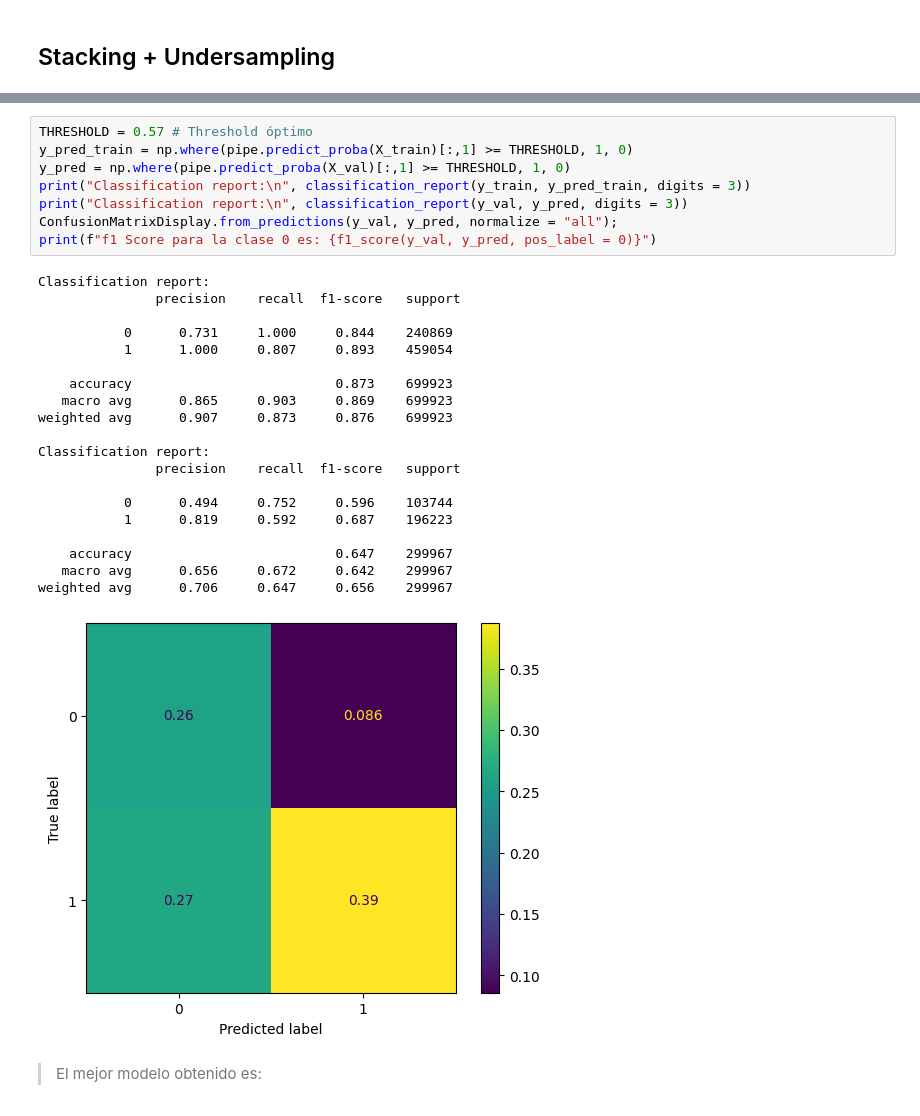
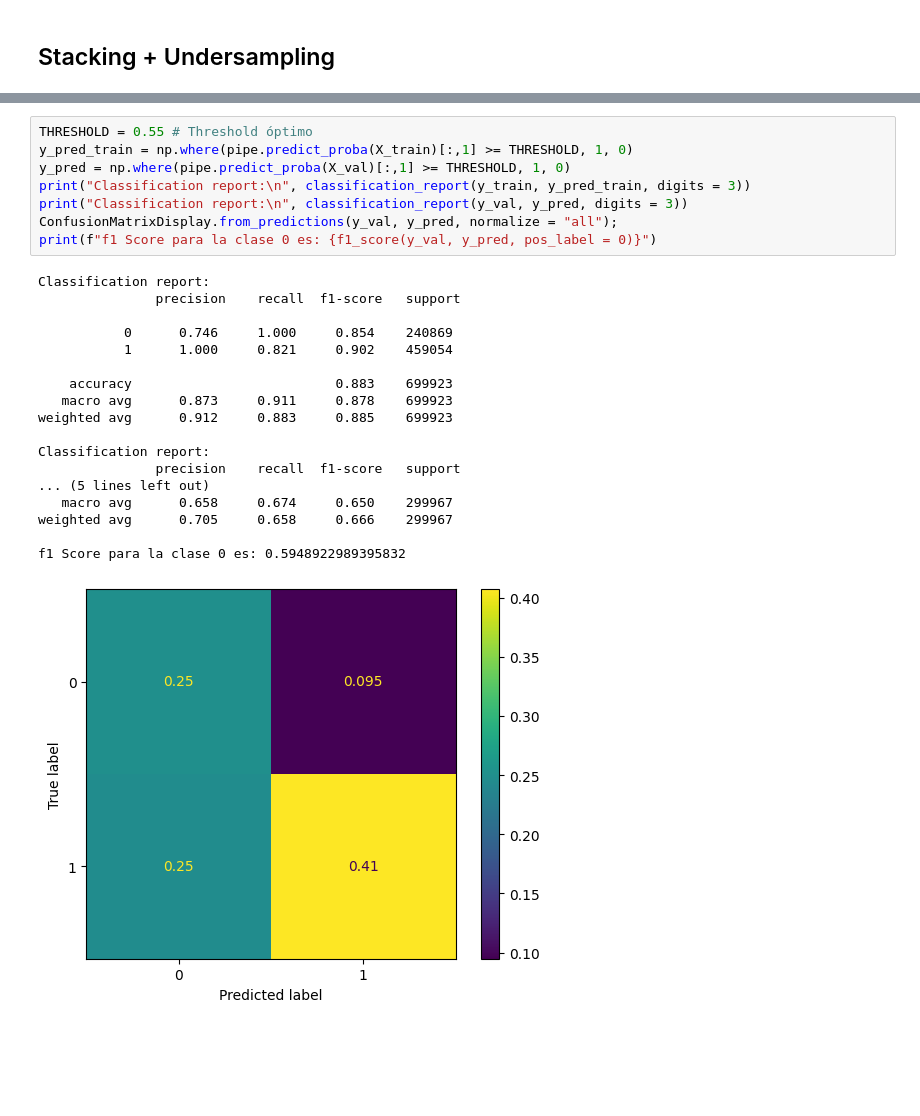
Before and after one commit to datacubeR/ML, a Jupyter notebook: Tarea_3/Tarea_3.ipynb, the cells around one changed output, grey strips where cells are left out. Cells and saved outputs as stored; diff of their text form; blank space fills up the shorter version.

```diff
--- a/Tarea_3/Tarea_3.ipynb
+++ b/Tarea_3/Tarea_3.ipynb
@@ -622,31 +644,27 @@ KeyboardInterrupt:
 # %%
-THRESHOLD = 0.57 # Threshold óptimo
+THRESHOLD = 0.55 # Threshold óptimo
 y_pred_train = np.where(pipe.predict_proba(X_train)[:,1] >= THRESHOLD, 1, 0)
 y_pred = np.where(pipe.predict_proba(X_val)[:,1] >= THRESHOLD, 1, 0)
 print("Classification report:\n", classification_report(y_train, y_pred_train, digits = 3))
 print("Classification report:\n", classification_report(y_val, y_pred, digits = 3))
 ConfusionMatrixDisplay.from_predictions(y_val, y_pred, normalize = "all");
 print(f"f1 Score para la clase 0 es: {f1_score(y_val, y_pred, pos_label = 0)}")
 # %% [output]
 Classification report:
                precision    recall  f1-score   support
 
-           0      0.731     1.000     0.844    240869
-           1      1.000     0.807     0.893    459054
+           0      0.746     1.000     0.854    240869
+           1      1.000     0.821     0.902    459054
 
-    accuracy                          0.873    699923
-   macro avg      0.865     0.903     0.869    699923
-weighted avg      0.907     0.873     0.876    699923
+    accuracy                          0.883    699923
+   macro avg      0.873     0.911     0.878    699923
+weighted avg      0.912     0.883     0.885    699923
 
 Classification report:
                precision    recall  f1-score   support
+... (5 lines left out)
+   macro avg      0.658     0.674     0.650    299967
+weighted avg      0.705     0.658     0.666    299967
 
-           0      0.494     0.752     0.596    103744
-           1      0.819     0.592     0.687    196223
-
-    accuracy                          0.647    299967
-   macro avg      0.656     0.672     0.642    299967
-weighted avg      0.706     0.647     0.656    299967
+f1 Score para la clase 0 es: 0.5948922989395832
-[figure, old version]
+[figure, new version]
-# %% [markdown]
-> El mejor modelo obtenido es:
```
Also changed, not shown: parts of 13 cells of this notebook.
